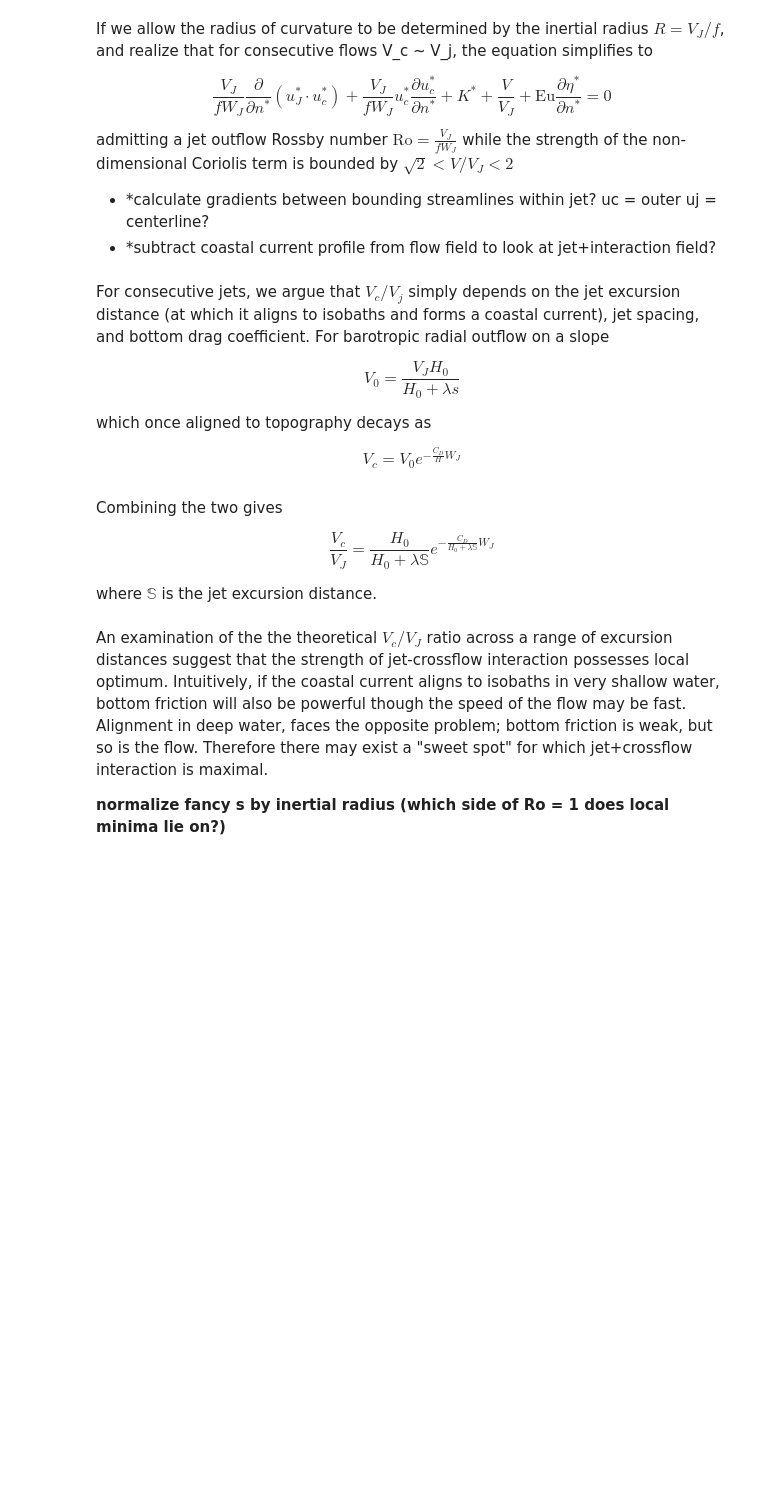
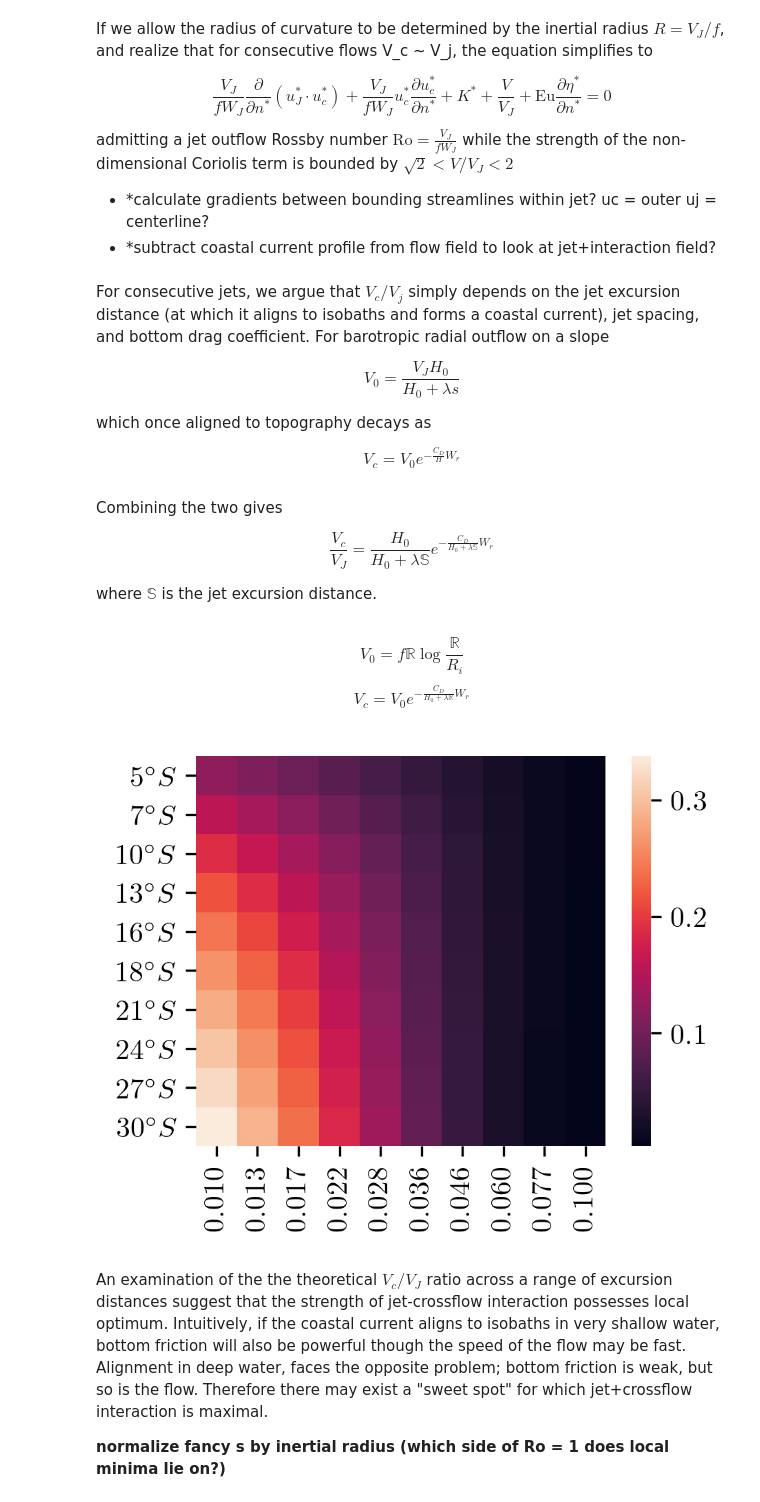
Before and after one commit to wingtorres/annulus, a Jupyter notebook: theory/crossflow.ipynb, the cells around one changed output. Drawn from its saved outputs; the diff is of its cells as text; code cells hidden in the pictures; blank space fills up the shorter version.

```diff
--- a/theory/crossflow.ipynb
+++ b/theory/crossflow.ipynb
@@ -110,10 +110,13 @@ $$ V_0 = \frac{V_JH_0}{H_0 + \lambda s} $$
 
 which once aligned to topography decays as
 
-$$ V_c = V_0 e^{-\frac{C_D}{H}W_J} $$
+$$ V_c = V_0 e^{-\frac{C_D}{H}W_r} $$
 # %% [markdown]
 Combining the two gives
 
-$$ \frac{V_c}{V_J} = \frac{H_0}{H_0 + \lambda \mathbb{S}}e^{-\frac{C_D}{H_0 + \lambda \mathbb{S}}W_J} $$
+$$ \frac{V_c}{V_J} = \frac{H_0}{H_0 + \lambda \mathbb{S}}e^{-\frac{C_D}{H_0 + \lambda \mathbb{S}}W_r} $$
 
 where $\mathbb{S}$ is the jet excursion distance.
+# %% [markdown]
+$$V_0 = f\mathbb{R}\log{\frac{\mathbb{R}}{R_i}} $$
+$$ V_c = V_0e^{-\frac{C_D}{H_0 + \lambda \mathbb{R}}W_r}$$
@@ -119,0 +163,15 @@ where $\mathbb{S}$ is the jet excursion distance.
+# %%
+#Compare latitude and drag
+latitudes = np.linspace(-5, -30, 10)
+drags = np.logspace(-2,-1,10) #np.linspace(0.01,0.1,10)
+
+D = { (int(l), f"{c:0.3f}"):vconvj(Fr, Fv,lat = l, Cd = c) for l in latitudes for c in drags}
+df = pd.Series(D).unstack().transpose()
+
+for f in df.columns:
+    df.rename(columns = {f: f"${abs(int(f))}^{{\circ}} S$"} , inplace=  True)
+df
+
+p = sns.heatmap(df.transpose()[::-1])
+# %% [output]
+[figure, added]
```
Also changed, not shown: parts of 3 cells of this notebook, 1 other file.
